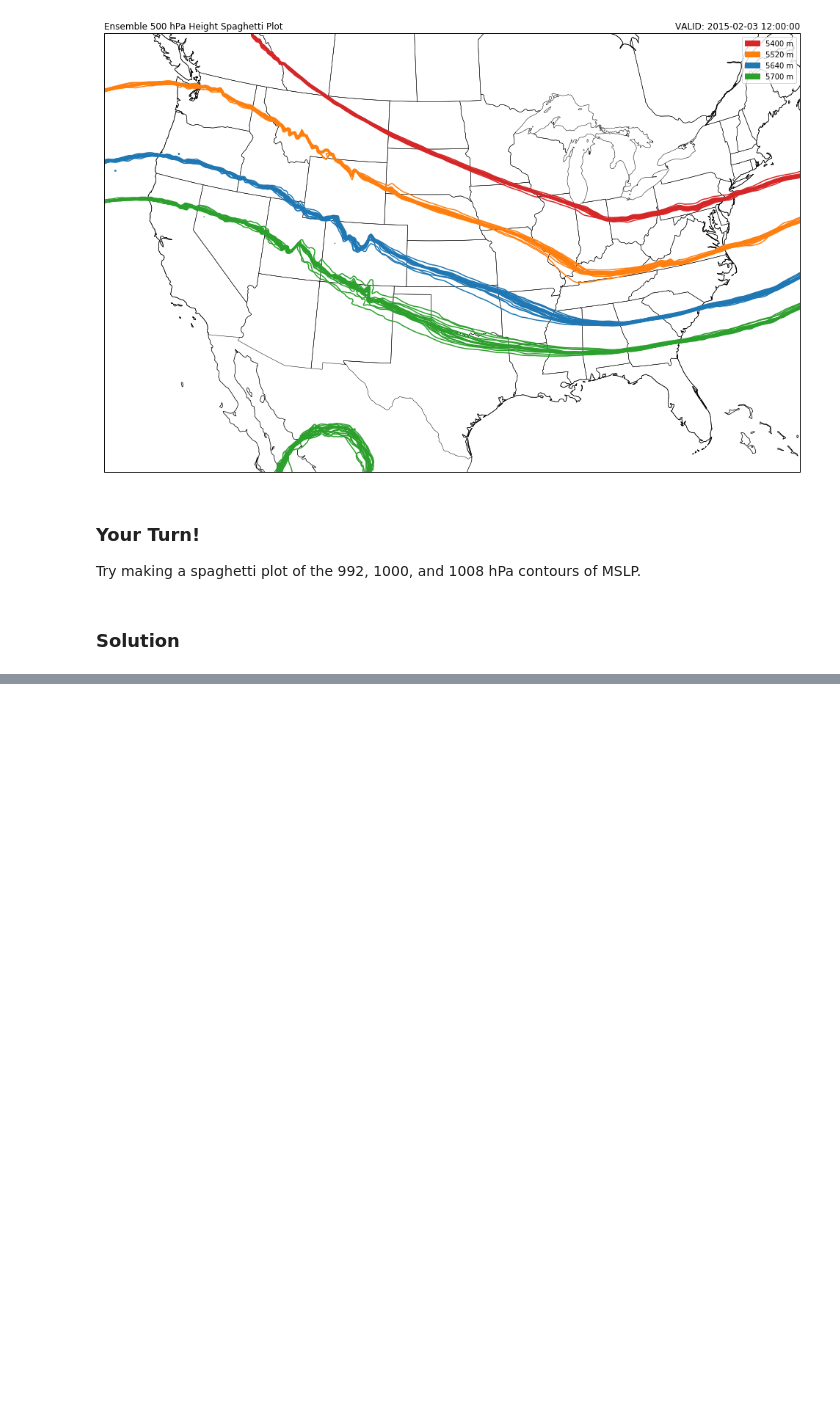
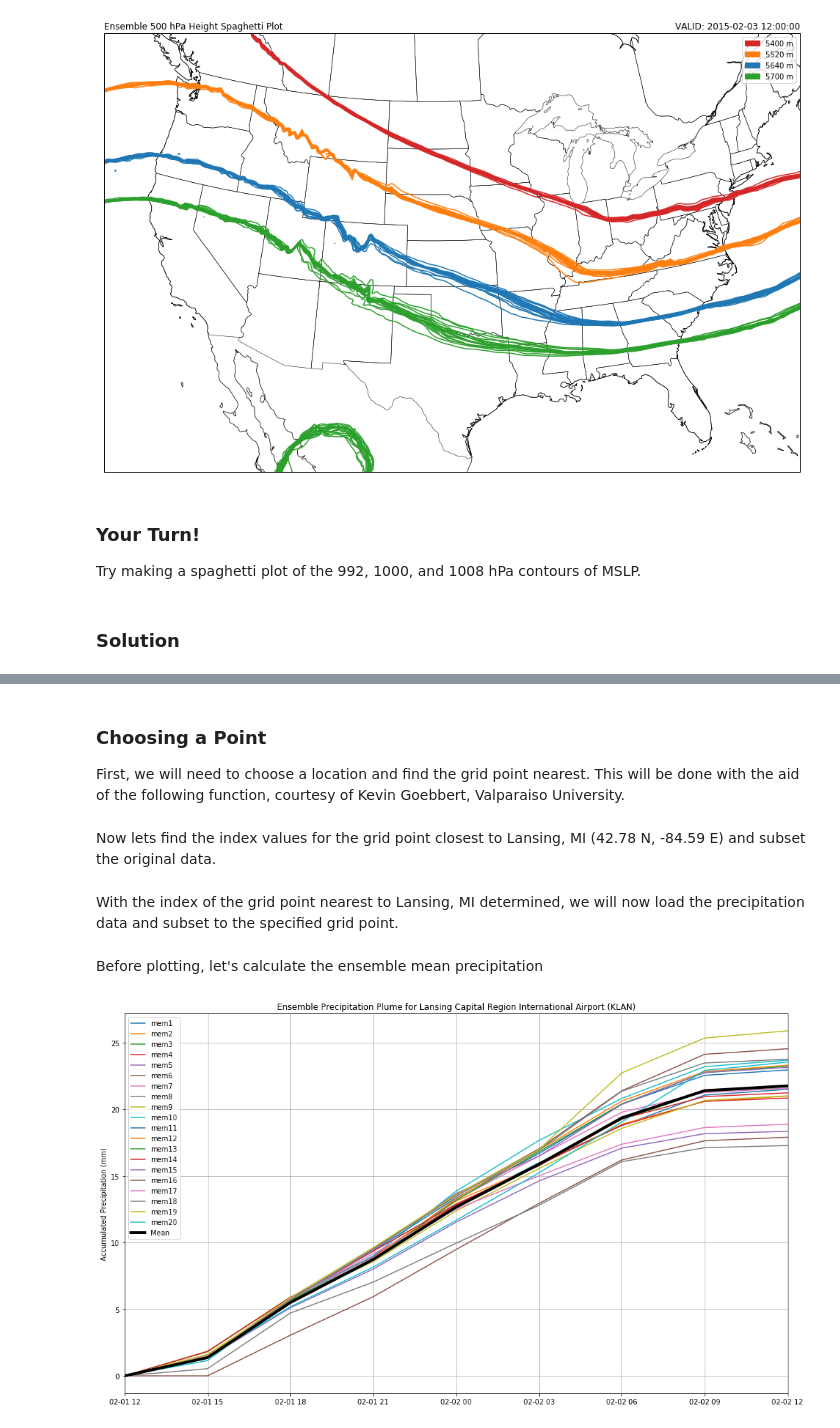
Before and after one commit to tjwixtrom/workshop2018, a Jupyter notebook: notebooks/spaghetti_plots.ipynb, the cells around one changed output, grey strips where cells are left out. Drawn from its saved outputs; the diff is of its cells as text; code cells hidden in the pictures; blank space fills up the shorter version.

```diff
--- a/notebooks/spaghetti_plots.ipynb
+++ b/notebooks/spaghetti_plots.ipynb
@@ -153,0 +236,56 @@ plt.show()
+# %% [markdown]
+### Choosing a Point ###
+
+First, we will need to choose a location and find the grid point nearest. This will be done with the aid of the following function, courtesy of Kevin Goebbert, Valparaiso University.
+# %%
+def lat_lon_2D_index(y, x, lat1, lon1):
+    """
+    This function calculates the distance from a desired lat/lon point
+    to each element of a 2D array of lat/lon values, typically from model output,
+    and determines the index value corresponding to the nearest lat/lon grid point.
+    x = longitude array
+    y = latitude array
+    lon1 = longitude point (signle value)
+    lat1 = latitude point (single value)
+    Returns the index value for nearest lat/lon point on grid
+    Equations for variable distiance between longitudes from
+    http://andrew.hedges.name/experiments/haversine/
+    """
+    R = 6373.*1000.  # Earth's Radius in meters
+    rad = np.pi/180.
+    x1 = np.ones(x.shape)*lon1
+    y1 = np.ones(y.shape)*lat1
+    dlon = np.abs(x-x1)
+    dlat = np.abs(y-y1)
+    a = (np.sin(rad*dlat/2.))**2 + np.cos(rad*y1) * np.cos(rad*y) * (np.sin(rad*dlon/2.))**2
+    c = 2 * np.arctan2( np.sqrt(a), np.sqrt(1-a))
+    d = R * c
+    return np.unravel_index(d.argmin(), d.shape)
+# %% [markdown]
+Now lets find the index values for the grid point closest to Lansing, MI (42.78 N, -84.59 E) and subset the original data.
+# %%
+idx = lat_lon_2D_index(lat, lon, 42.78, -84.59)
+# %% [markdown]
+With the index of the grid point nearest to Lansing, MI determined, we will now load the precipitation data and subset to the specified grid point.
+# %%
+pcp = {}
+for i in range(1, 21):
+    data = Dataset('../2015020112/wrfprst_d01_2015020112_mem'+str(i)+'.nc')
+    pcp['mem'+str(i)] = data.variables['tot_pcp'][:-8, idx[0], idx[1]].data
+# %% [markdown]
+Before plotting, let's calculate the ensemble mean precipitation
+# %%
+mean_pcp = np.mean([pcp[key] for key in pcp.keys()], axis=0)
+# %%
+fig = plt.figure(1, figsize=(17., 10.))
+for i in range(1, 21):
+    plt.plot(vtimes[:-8], pcp['mem'+str(i)], label='mem'+str(i))
+plt.plot(vtimes[:-8], mean_pcp, label='Mean', color='k', linewidth=4)
+plt.xlim(datetime(2015, 2, 1, 12), datetime(2015, 2, 2, 12))
+plt.ylabel('Accumulated Precipitation (mm)')
+plt.title('Ensemble Precipitation Plume for Lansing Capital Region International Airport (KLAN)')
+plt.grid()
+plt.legend()
+plt.show()
+# %% [output]
+[figure, added]
```
Also changed, not shown: parts of 12 cells of this notebook, 6 other files.
